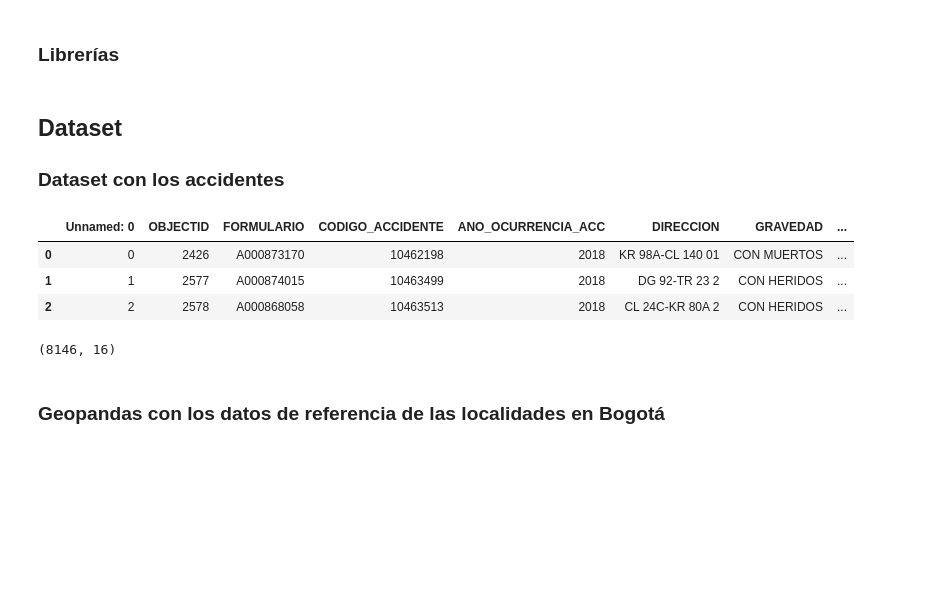
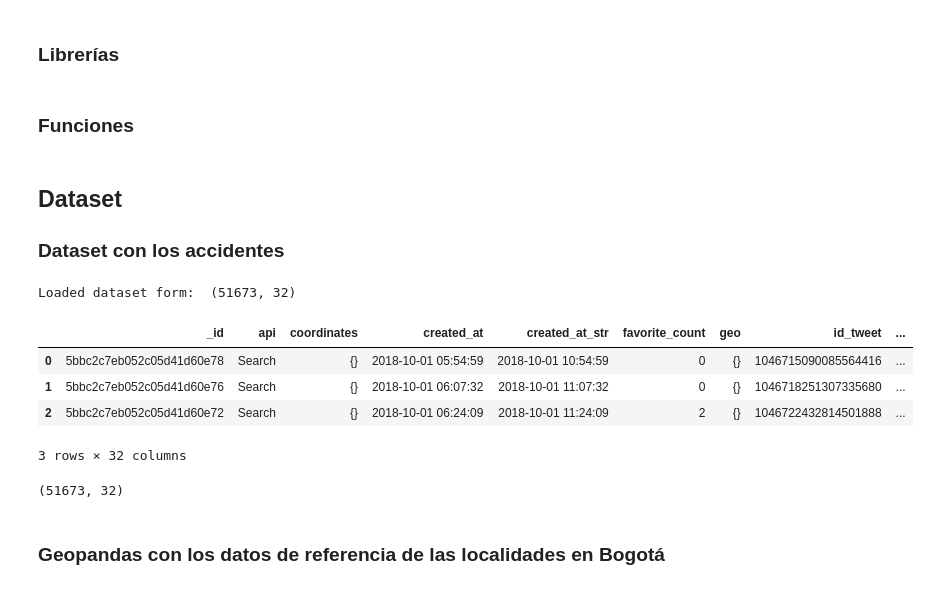
Before and after one commit to solofruad/traffic-accidents, a Jupyter notebook: model/notebook/4 Analysis/geoplot.ipynb, the cells around one changed output. Saved outputs shown, nothing was run; the diff lists cells and outputs as text; code cells hidden in the pictures; blank space fills up the shorter version.

```diff
--- a/model/notebook/4 Analysis/geoplot.ipynb
+++ b/model/notebook/4 Analysis/geoplot.ipynb
@@ -15,27 +15,46 @@ from shapely.geometry import Point
 
 import warnings
 warnings.filterwarnings('ignore')
+# %% [markdown]
+### Funciones
+# %%
+def load_data(dirname, filename, init=None, end=None):
+    dataset = pd.read_csv(dir_+file, delimiter = "\t", quoting = 3)
+    if init != None and end != None:
+        dataset = dataset[(dataset['created_at'] >= init) & (dataset['created_at'] < end)]
+    print("Loaded dataset form: ", dataset.shape)
+    return dataset
 # %% [markdown]
 ## Dataset
 
 ### Dataset con los accidentes
 # %%
-#dir_ = "../../data/database/output_ml/M1/NER_extractor/"
-#file = 'accident_tweets_lat_lon_3_months_bogota.tsv'
-dir_ = "../../data/database//"
-file = 'historico_accidentes-oct-dic.tsv'
-accidentes = pd.read_csv(dir_+file, delimiter = "\t", quoting = 3)
-#accidentes = accidentes[(accidentes['created_at'] >= '2018-12-01') & (accidentes['created_at'] < '2019-01-01')]
+# Twitter
+dir_ = "../../data/database/output_ml/M1/NER_extractor/"
+file = 'accident_tweets_lat_lon_geocord_bogota.tsv'
+start_date = '2018-10-01'
+final_date = '2018-11-01'
+
+# Oficial data
+#dir_ = "../../data/database/"
+#file = 'historico_accidentes-oct-dic.tsv'
+
+
+#accidentes = pd.read_csv(dir_+file, delimiter = "\t", quoting = 3)
+#accidentes = accidentes[(accidentes['created_at'] >= '2018-10-01') & (accidentes['created_at'] < '2018-11-01')]
+accidentes = load_data(dir_, file)
 accidentes.head(3)
 # %% [output]
+Loaded dataset form:  (51673, 32)
-|  | Unnamed: 0 | OBJECTID | FORMULARIO | CODIGO_ACCIDENTE | ANO_OCURRENCIA_ACC | DIRECCION | GRAVEDAD | ... |
-| 0 | 0 | 2426 | A000873170 | 10462198 | 2018 | KR 98A-CL 140 01 | CON MUERTOS | ... |
-| 1 | 1 | 2577 | A000874015 | 10463499 | 2018 | DG 92-TR 23 2 | CON HERIDOS | ... |
-| 2 | 2 | 2578 | A000868058 | 10463513 | 2018 | CL 24C-KR 80A 2 | CON HERIDOS | ... |
+|  | _id | api | coordinates | created_at | created_at_str | favorite_count | geo | id_tweet | ... |
+| 0 | 5bbc2c7eb052c05d41d60e78 | Search | {} | 2018-10-01 05:54:59 | 2018-10-01 10:54:59 | 0 | {} | 1046715090085564416 | ... |
+| 1 | 5bbc2c7eb052c05d41d60e76 | Search | {} | 2018-10-01 06:07:32 | 2018-10-01 11:07:32 | 0 | {} | 1046718251307335680 | ... |
+| 2 | 5bbc2c7eb052c05d41d60e72 | Search | {} | 2018-10-01 06:24:09 | 2018-10-01 11:24:09 | 2 | {} | 1046722432814501888 | ... |
+3 rows × 32 columns
 # %%
 accidentes.shape
 # %% [output]
-(8146, 16)
+(51673, 32)
 # %% [markdown]
 ### Geopandas con los datos de referencia de las localidades en Bogotá
 # %%
```
Also changed, not shown: parts of 13 cells of this notebook, 16 other files.
